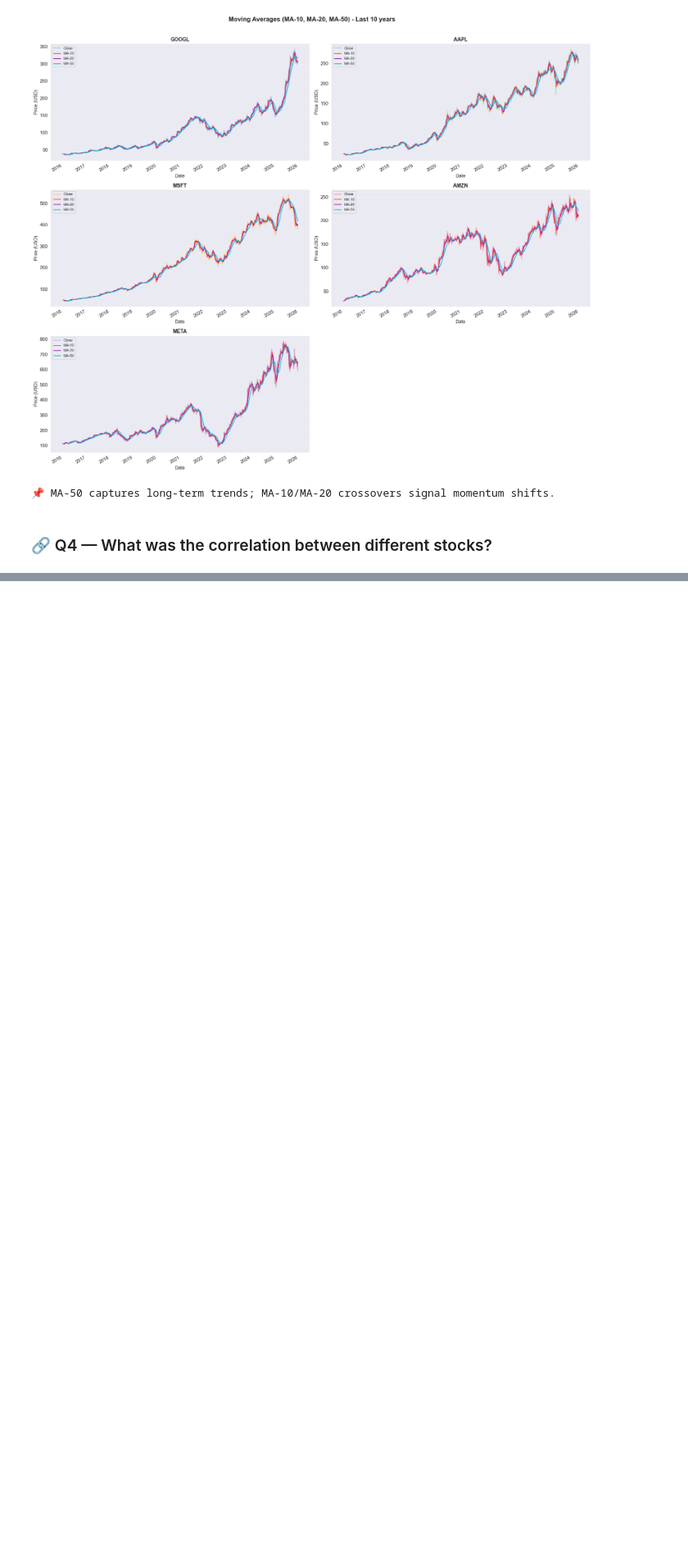
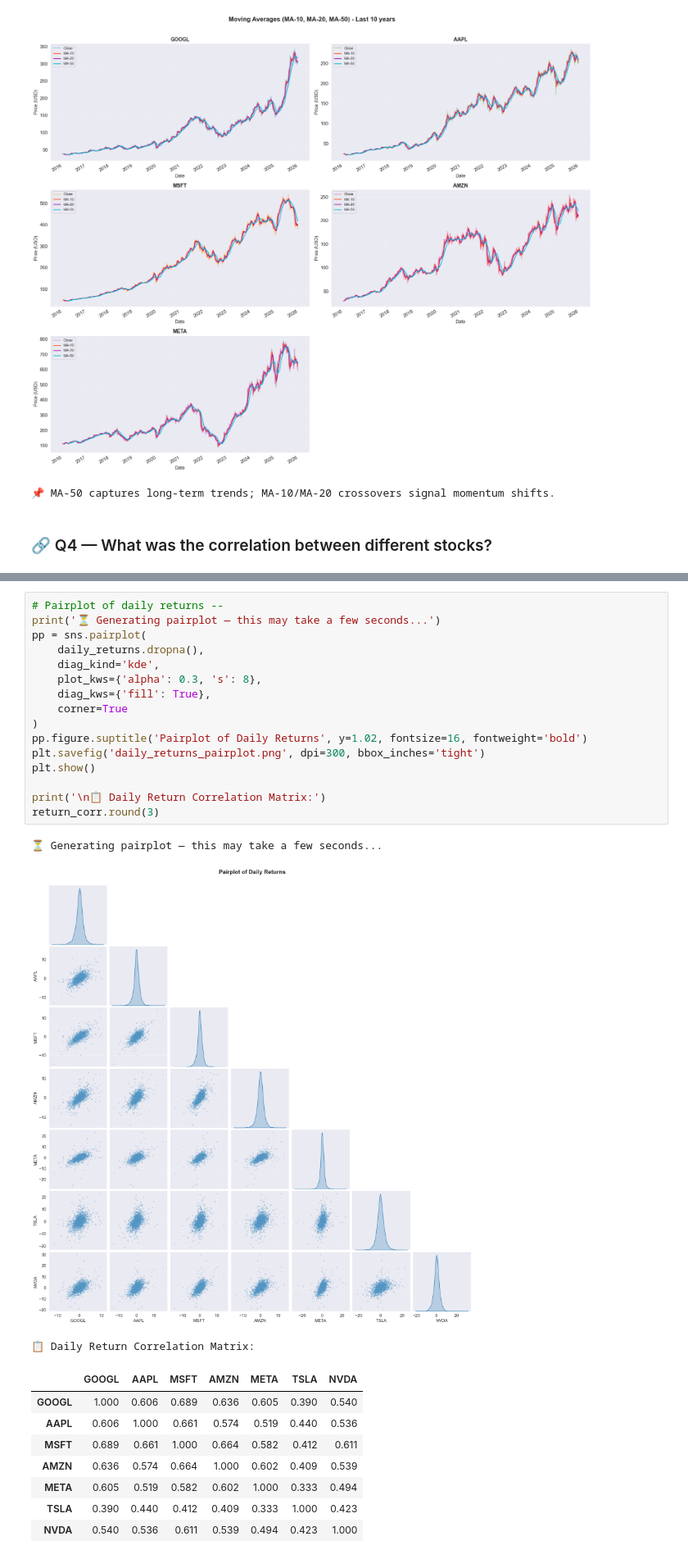
Before and after one commit to MuindeEsther/Stock-Market-Analysis-_Prediction-using-LSTM, a Jupyter notebook: data_load.ipynb, the cells around one changed output, grey strips where cells are left out. Shown at 82% size. Drawn from its saved outputs; the diff is of its cells as text; blank space fills up the shorter version.

```diff
--- a/data_load.ipynb
+++ b/data_load.ipynb
@@ -456,0 +459,28 @@ plt.show()
+# %%
+# Pairplot of daily returns --
+print('⏳ Generating pairplot — this may take a few seconds...')
+pp = sns.pairplot(
+    daily_returns.dropna(),
+    diag_kind='kde',
+    plot_kws={'alpha': 0.3, 's': 8},
+    diag_kws={'fill': True},
+    corner=True
+)
+pp.figure.suptitle('Pairplot of Daily Returns', y=1.02, fontsize=16, fontweight='bold')
+plt.savefig('daily_returns_pairplot.png', dpi=300, bbox_inches='tight')
+plt.show()
+
+print('\n📋 Daily Return Correlation Matrix:')
+return_corr.round(3)
+# %% [output]
+⏳ Generating pairplot — this may take a few seconds...
+[figure, added]
+📋 Daily Return Correlation Matrix:
+|  | GOOGL | AAPL | MSFT | AMZN | META | TSLA | NVDA |
+| GOOGL | 1.000 | 0.606 | 0.689 | 0.636 | 0.605 | 0.390 | 0.540 |
+| AAPL | 0.606 | 1.000 | 0.661 | 0.574 | 0.519 | 0.440 | 0.536 |
+| MSFT | 0.689 | 0.661 | 1.000 | 0.664 | 0.582 | 0.412 | 0.611 |
+| AMZN | 0.636 | 0.574 | 0.664 | 1.000 | 0.602 | 0.409 | 0.539 |
+| META | 0.605 | 0.519 | 0.582 | 0.602 | 1.000 | 0.333 | 0.494 |
+| TSLA | 0.390 | 0.440 | 0.412 | 0.409 | 0.333 | 1.000 | 0.423 |
+| NVDA | 0.540 | 0.536 | 0.611 | 0.539 | 0.494 | 0.423 | 1.000 |
```
Also changed, not shown: parts of 6 cells of this notebook.
